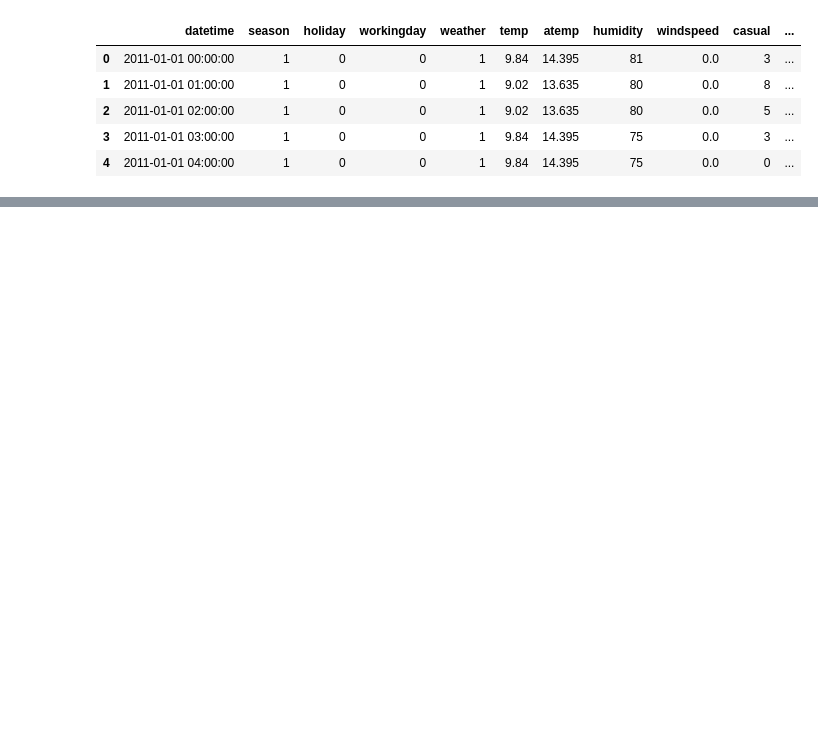
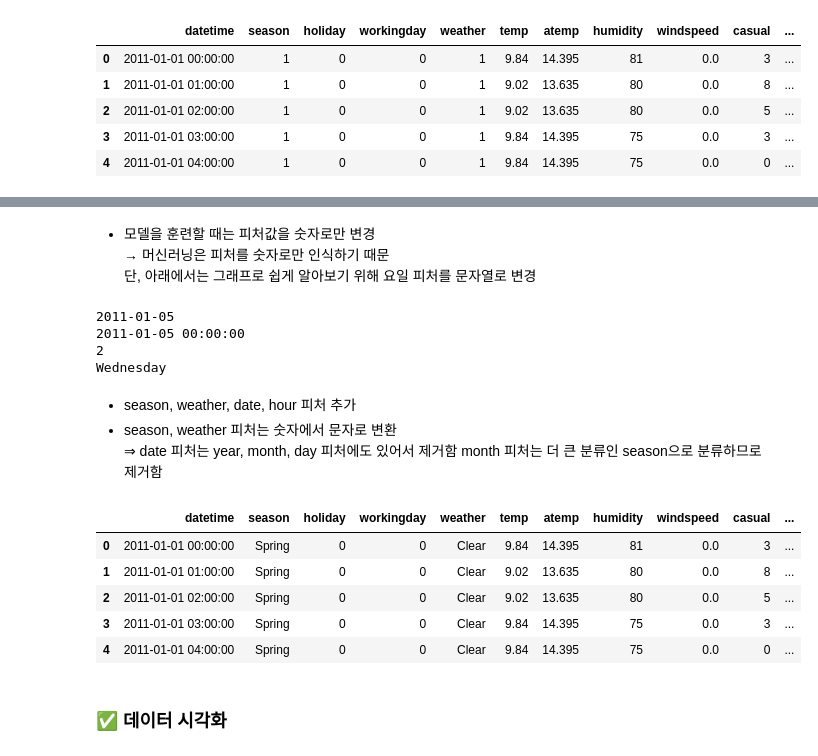
Before and after one commit to eunzzae/KaggleStudy_MustHave, a Jupyter notebook: Chap06_대회_자전거_대여_수요_예측.ipynb, the cells around one changed output, grey strips where cells are left out. Saved outputs shown, nothing was run; the diff lists cells and outputs as text; code cells hidden in the pictures; blank space fills up the shorter version.

```diff
--- a/Chap06_대회_자전거_대여_수요_예측.ipynb
+++ b/Chap06_대회_자전거_대여_수요_예측.ipynb
@@ -59,0 +190,19 @@ train.head()
+# %% [markdown]
+* 모델을 훈련할 때는 피처값을 숫자로만 변경
+→ 머신러닝은 피처를 숫자로만 인식하기 때문
+단, 아래에서는 그래프로 쉽게 알아보기 위해 요일 피처를 문자열로 변경
+# %%
+from datetime import datetime # datetime 라이브러리 임포트
+import calendar
+
+print(train['date'][100]) # 날짜
+print(datetime.strptime(train['date'][100], '%Y-%m-%d')) # datetime 타입으로 변경
+# 정수로 요일 반환
+print(datetime.strptime(train['date'][100], '%Y-%m-%d').weekday())
+# 문자열로 요일 반환
+print(calendar.day_name[datetime.strptime(train['date'][100], '%Y-%m-%d').weekday()])
+# %% [output]
+2011-01-05
+2011-01-05 00:00:00
+2
+Wednesday
@@ -59,0 +220,16 @@ train.head()
+# %% [markdown]
+* season, weather, date, hour 피처 추가
+* season, weather 피처는 숫자에서 문자로 변환
+⇒  date 피처는 year, month, day 피처에도 있어서 제거함
+month 피처는 더 큰 분류인 season으로 분류하므로 제거함
+# %%
+train.head()
+# %% [output]
+|  | datetime | season | holiday | workingday | weather | temp | atemp | humidity | windspeed | casual | ... |
+| 0 | 2011-01-01 00:00:00 | Spring | 0 | 0 | Clear | 9.84 | 14.395 | 81 | 0.0 | 3 | ... |
+| 1 | 2011-01-01 01:00:00 | Spring | 0 | 0 | Clear | 9.02 | 13.635 | 80 | 0.0 | 8 | ... |
+| 2 | 2011-01-01 02:00:00 | Spring | 0 | 0 | Clear | 9.02 | 13.635 | 80 | 0.0 | 5 | ... |
+| 3 | 2011-01-01 03:00:00 | Spring | 0 | 0 | Clear | 9.84 | 14.395 | 75 | 0.0 | 3 | ... |
+| 4 | 2011-01-01 04:00:00 | Spring | 0 | 0 | Clear | 9.84 | 14.395 | 75 | 0.0 | 0 | ... |
+# %% [markdown]
+### ✅ 데이터 시각화
```
Also changed, not shown: parts of 24 cells of this notebook.
